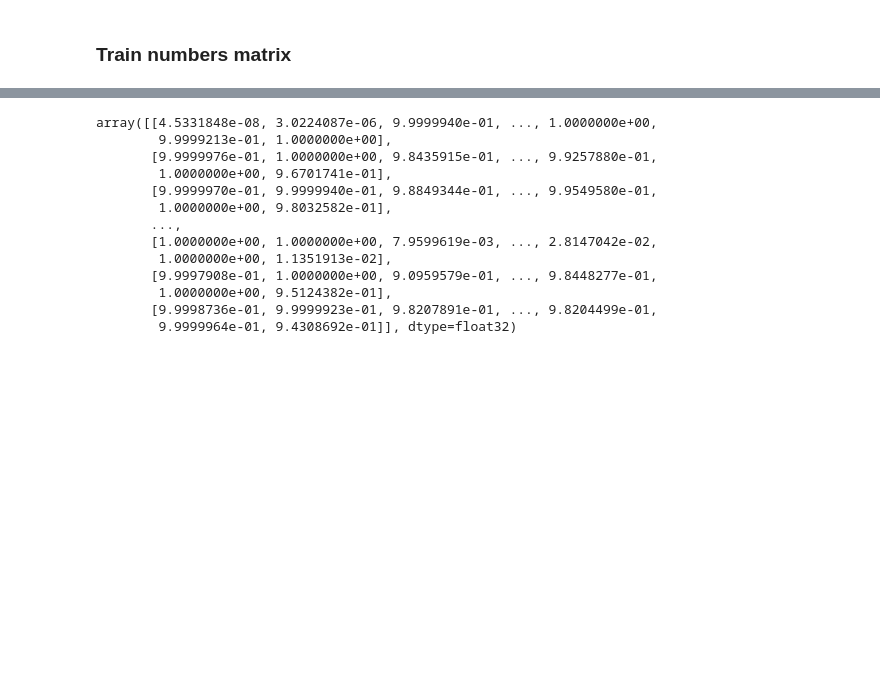
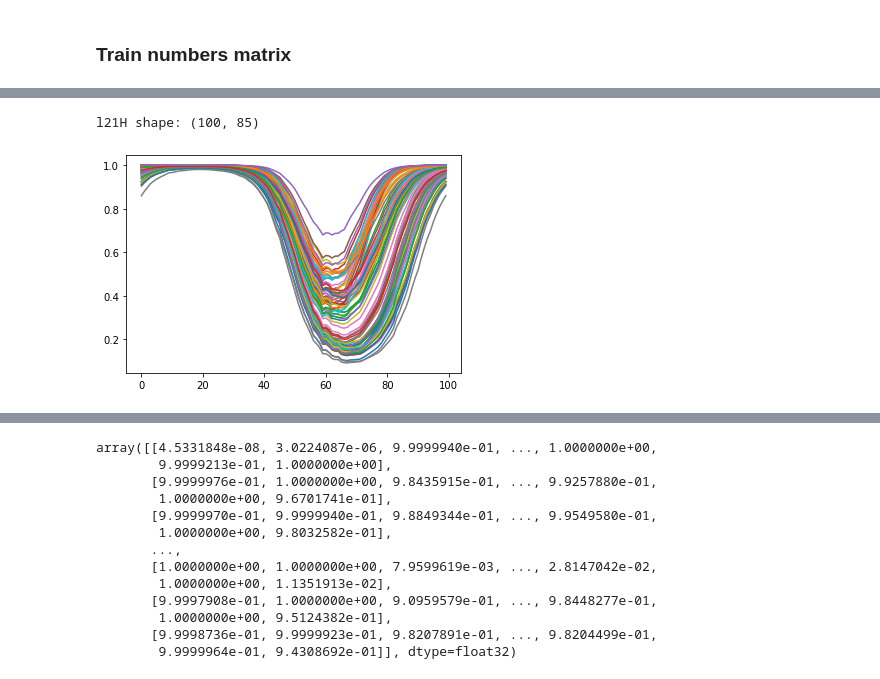
Before and after one commit to jsolson4/Boost-CLL-Clustering, a Jupyter notebook: CLL_GeneExpression_Analysis.ipynb, the cells around one changed output, grey strips where cells are left out. Cells and saved outputs as stored; diff of their text form; code cells hidden in the pictures; blank space fills up the shorter version.

```diff
--- a/CLL_GeneExpression_Analysis.ipynb
+++ b/CLL_GeneExpression_Analysis.ipynb
@@ -277,0 +455,8 @@ NameError: name 'l21R' is not defined
+# %%
+# L21H Is L minus S, our denoised data!
+print("l21H shape:", l21H.shape)
+for i in range(l21H.shape[1]):
+    plt.plot(l21H[:,i])
+# %% [output]
+l21H shape: (100, 85)
+[figure, added]
```
Also changed, not shown: parts of 29 cells of this notebook.
